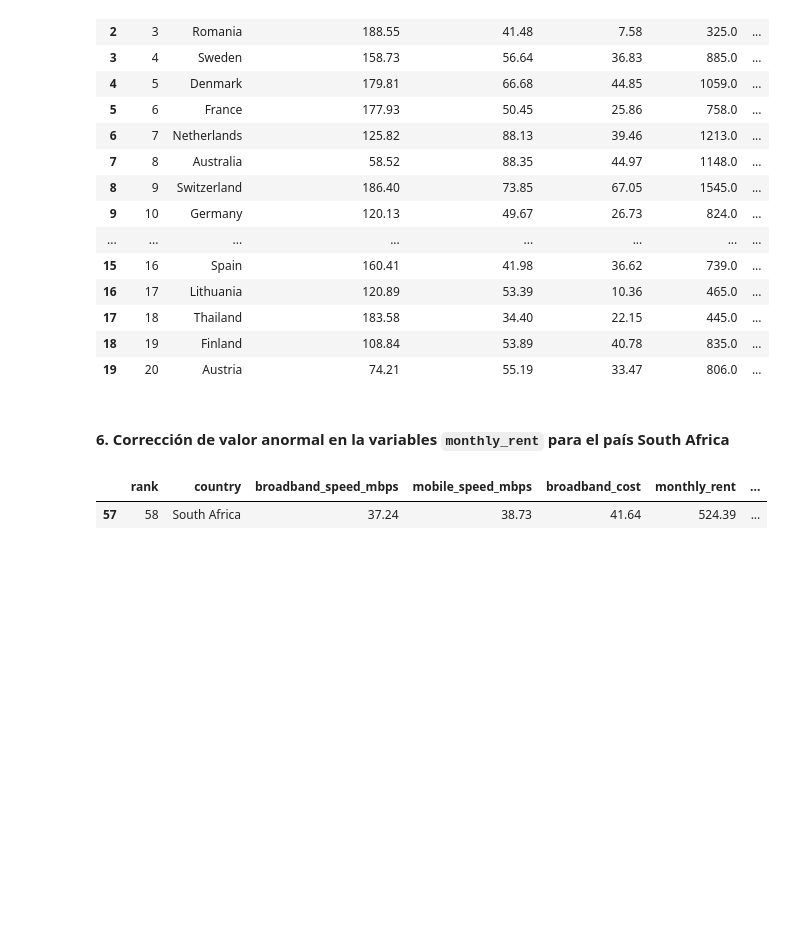
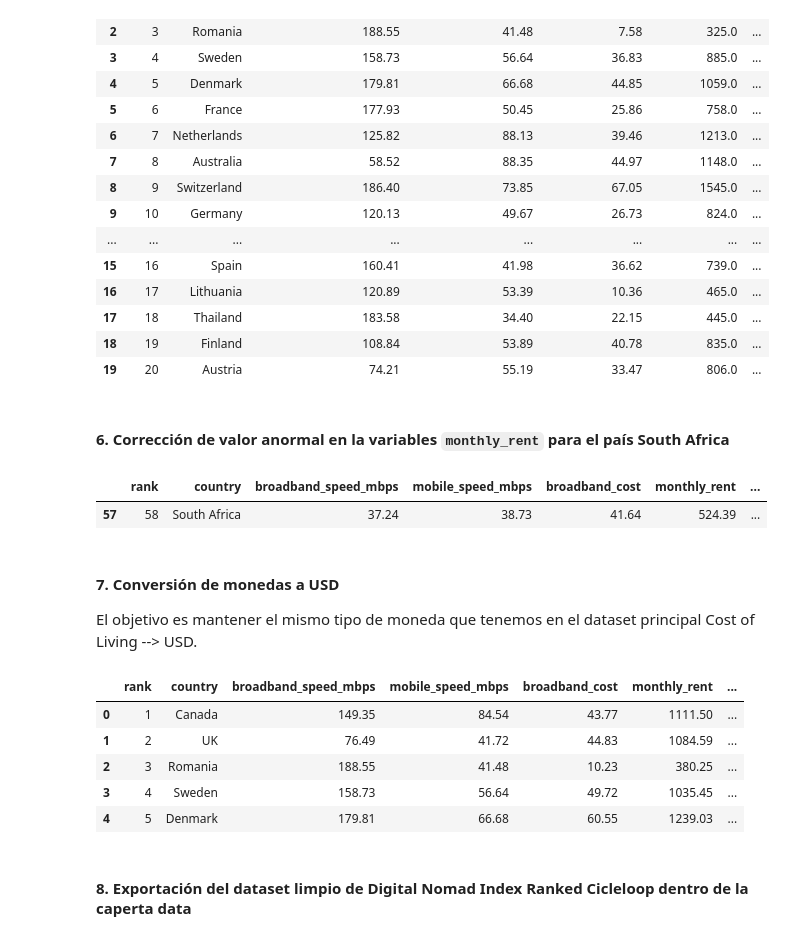
Before and after one commit to danielaaguirrej55-source/EDA-Nomadismo-Digital, a Jupyter notebook: src/notebooks/ETL_dig_nomad_index_circleloop_juanfcia_draft.ipynb, the cells around one changed output. Drawn from its saved outputs; the diff is of its cells as text; code cells hidden in the pictures; blank space fills up the shorter version.

```diff
--- a/src/notebooks/ETL_dig_nomad_index_circleloop_juanfcia_draft.ipynb
+++ b/src/notebooks/ETL_dig_nomad_index_circleloop_juanfcia_draft.ipynb
@@ -244,3 +244,33 @@ df_nomad_index[df_nomad_index['country'] == 'South Africa']
 # %% [output]
 |  | rank | country | broadband_speed_mbps | mobile_speed_mbps | broadband_cost | monthly_rent | ... |
 | 57 | 58 | South Africa | 37.24 | 38.73 | 41.64 | 524.39 | ... |
+# %% [markdown]
+#### **7. Conversión de monedas a USD**
+
+El objetivo es mantener el mismo tipo de moneda que tenemos en el dataset principal Cost of Living --> USD.
+# %%
+# Tasas de conversión a USD (dato extraído de Google)
+
+GBP_TO_USD = 1.35
+EUR_TO_USD = 1.17
+
+# Convertimos broadband_cost de GBP a USD
+df_nomad_index['broadband_cost'] = df_nomad_index['broadband_cost'] * GBP_TO_USD
+
+# Convertimos monthly_rent de EUR a USD
+df_nomad_index['monthly_rent'] = df_nomad_index['monthly_rent'] * EUR_TO_USD
+
+# Redondeamos a 2 decimales
+df_nomad_index['broadband_cost'] = df_nomad_index['broadband_cost'].round(2)
+df_nomad_index['monthly_rent'] = df_nomad_index['monthly_rent'].round(2)
+# %%
+df_nomad_index.head() # Valores convertido ya a dólares
+# %% [output]
+|  | rank | country | broadband_speed_mbps | mobile_speed_mbps | broadband_cost | monthly_rent | ... |
+| 0 | 1 | Canada | 149.35 | 84.54 | 43.77 | 1111.50 | ... |
+| 1 | 2 | UK | 76.49 | 41.72 | 44.83 | 1084.59 | ... |
+| 2 | 3 | Romania | 188.55 | 41.48 | 10.23 | 380.25 | ... |
+| 3 | 4 | Sweden | 158.73 | 56.64 | 49.72 | 1035.45 | ... |
+| 4 | 5 | Denmark | 179.81 | 66.68 | 60.55 | 1239.03 | ... |
+# %% [markdown]
+#### **8. Exportación del dataset limpio de Digital Nomad Index Ranked Cicleloop dentro de la caperta data**
```
Also changed, not shown: parts of 1 cell of this notebook, 1 other file.
